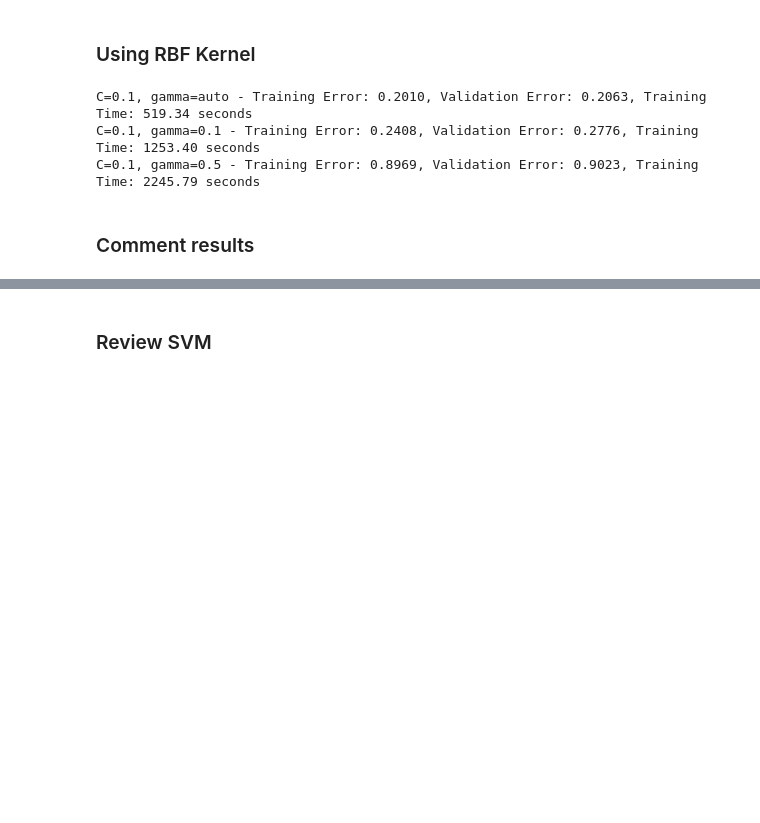
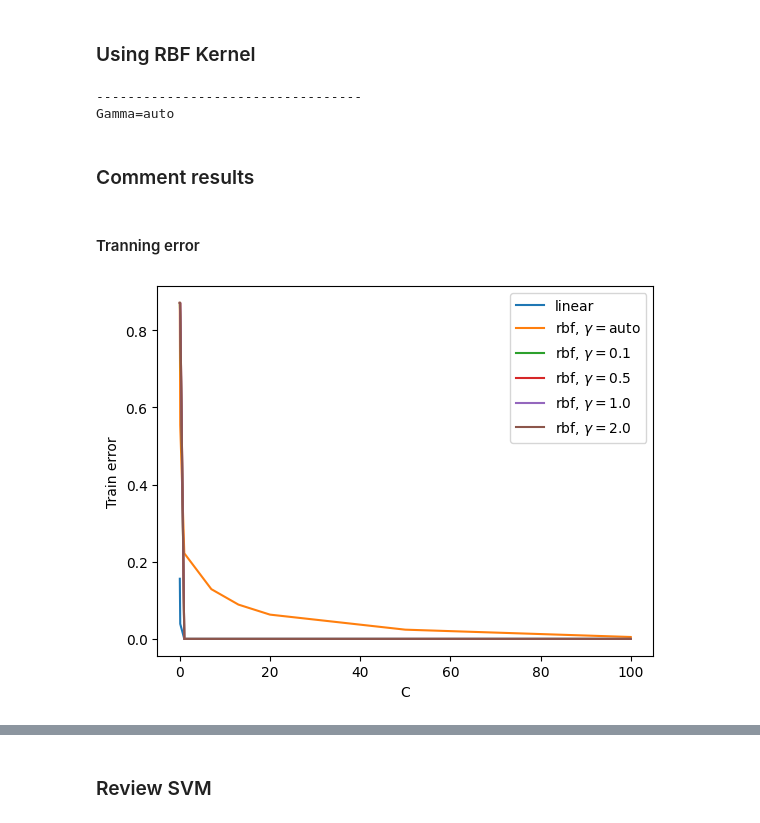
Before and after one commit to LHSang6403/Support-Vector-Machine-ML-Project, a Jupyter notebook: main.ipynb, the cells around one changed output, grey strips where cells are left out. Cells and saved outputs as stored; diff of their text form; code cells hidden in the pictures; blank space fills up the shorter version.

Commit message:
Quang - fix linear, RBF kernel

```diff
--- a/main.ipynb
+++ b/main.ipynb
@@ -28,3 +29,16 @@ X_train_org.shape
 y_train_org.shape
 # %% [output]
 (60000,)
+# %%
+best_model = None
+best_val_err = 2
+
+
+
+# Chia dữ liệu thành tập huấn luyện và tập kiểm tra
+X_train, X_val, y_train, y_val = train_test_split(X_train_org, y_train_org, test_size=0.2, random_state=42)
+
+num_test = 1000
+# X_train, X_val, y_train, y_val = X_train[:num_test,], X_val[:num_test,], y_train[:num_test], y_val[:num_test]
+print(X_train.shape)
+print(X_val.shape)
@@ -81,30 +107,27 @@ C=5.0 - Training Error: 0.0845, Validation Error: 0.1549, Training Time: 304.40
 # %%
 # RBF model
 
-# model_rbf = SVC(kernel='rbf', C = 0.5, gamma = 'auto')
-# model_rbf.fit(X_train, y_train)
-
-# # predict
-# y_pred = model_rbf.predict(X_test)
-
-# print(classification_report(y_test, y_pred))
-
-# ------------------------------------------------
-
 # Tạo danh sách các giá trị C và gamma bạn muốn thử nghiệm
-C_values = [0.1, 0.5, 1.0, 2.0, 5.0]
+C_values = [0.01, 0.1, 1.0, 7.0, 13, 20, 50, 100]
 gamma_values = ['auto', 0.1, 0.5, 1.0, 2.0]
 
-# Chia dữ liệu thành tập huấn luyện và tập kiểm tra
-X_train, X_val, y_train, y_val = train_test_split(X_train_org, y_train_org, test_size=0.2, random_state=42)
+err_rbf_train = [] # mảng 2 chiều mỗi dòng là một giá trị gamma, mỗi cột là một giá trị C
+err_rbf_val = []
+training_time_rbf = []
 
-for C in C_values:
-    for gamma in gamma_values:
+for gamma in gamma_values:
+    err_rbf_train.append([])
+    err_rbf_val.append([])
+    training_time_rbf.append([])
+    print('----------------------------------')
+    print(f"Gamma={gamma}")
+
+    for  C in C_values:
         # Bắt đầu đo thời gian
         start_time = time.time()
 
         # Tạo và huấn luyện mô hình với giá trị C và gamma hiện tại
-        model_rbf = SVC(kernel='rbf', C=C, gamma=gamma)
+        model_rbf = SVC(kernel='rbf', C=C, gamma=gamma,  decision_function_shape='ovo')
         model_rbf.fit(X_train, y_train)
 
         # Đo thời gian huấn luyện
@@ -113,14 +136,38 @@ for C in C_values:
         # Tính độ lỗi trên tập huấn luyện
         train_error = 1 - model_rbf.score(X_train, y_train)
 
-        # Tính độ lỗi trên tập validation sử dụng cross-validation
+        # Tính độ lỗi trên tập validation
         val_error = 1 - model_rbf.score(X_val, y_val)
 
+        # Lưu lại độ lỗi của tập huấn luyện và tập validation
+        err_rbf_train[-1].append(train_error)
+        err_rbf_val[-1].append(val_error)
+
+        # Lưu lại thời gian huấn luyện
+        training_time_rbf[-1].append(training_time)
+
+        if (val_error < best_val_err):
+            best_val_err = val_error
+            best_model = model_linear
         # In ra kết quả
-        print(f"C={C}, gamma={gamma} - Training Error: {train_error:.4f}, Validation Error: {val_error:.4f}, Training Time: {training_time:.2f} seconds")
+        print(f"C={C}, gamma={gamma} - Training Error: {train_error:.4f}, Validation Error: {val_error:.4f}, Training Time: {training_time:.2f} seconds, number of support vectors: {len(model_linear.support_vectors_)}")
 # %% [output]
-C=0.1, gamma=auto - Training Error: 0.2010, Validation Error: 0.2063, Training Time: 519.34 seconds
-C=0.1, gamma=0.1 - Training Error: 0.2408, Validation Error: 0.2776, Training Time: 1253.40 seconds
-C=0.1, gamma=0.5 - Training Error: 0.8969, Validation Error: 0.9023, Training Time: 2245.79 seconds
+----------------------------------
+Gamma=auto
 # %% [markdown]
 ### Comment results
+# %% [markdown]
+#### Tranning error
+# %%
+plt.plot(C_values, err_linear_train,label=r'linear')
+
+for i in range(len(gamma_values)):
+    plt.plot(C_values, err_rbf_train[i],label=r'rbf, $\gamma=$'+str(gamma_values[i]))
+
+plt.xlabel('C')
+plt.ylabel('Train error')
+
+plt.legend()
+plt.show()
+# %% [output]
+[figure, added]
```
Also changed, not shown: parts of 7 cells of this notebook, 1 other file.
